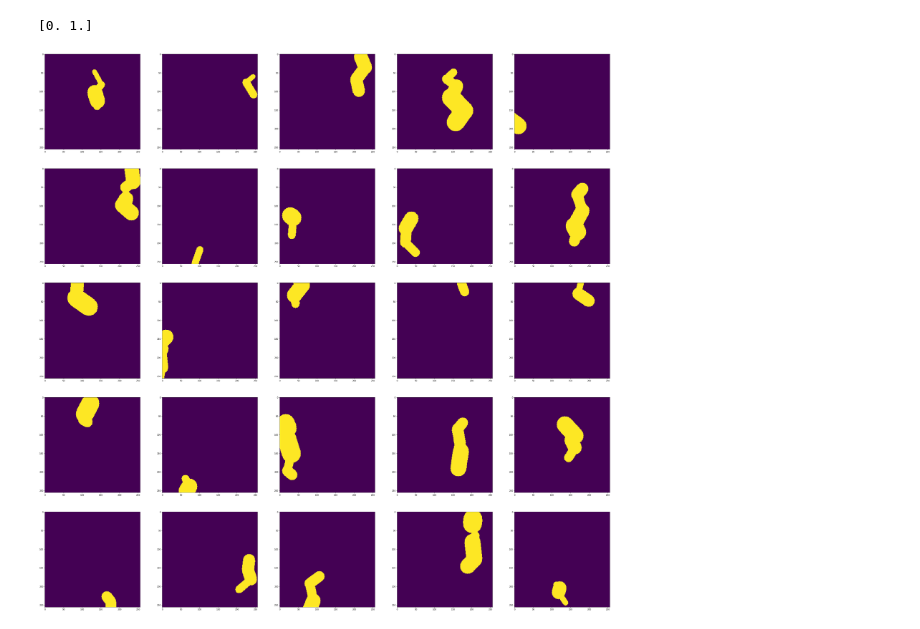
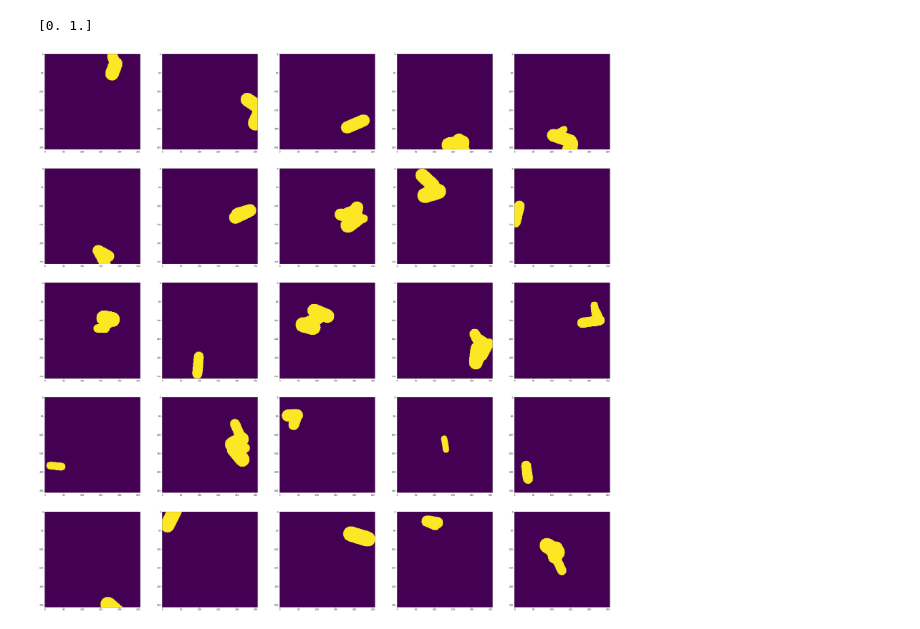
Before and after one commit to selflein/DeepFill-v2, a Jupyter notebook: notebooks/mask_visualization.ipynb, the cells around one changed output. Saved outputs shown, nothing was run; the diff lists cells and outputs as text; code cells hidden in the pictures.

```diff
--- a/notebooks/mask_visualization.ipynb
+++ b/notebooks/mask_visualization.ipynb
@@ -9,13 +11,13 @@ from iminpaint.data.dataloader.data_utils import generate_mask
 import numpy as np
 # %%
 rows, cols = 5, 5
-masks = [generate_mask((2, 5), (10, 50), (10, 50), (0, 1)).numpy() for _ in range(rows * cols)]
+masks = [generate_mask((1, 5), (20, 50), (10, 40), (-0, np.pi)).numpy() for _ in range(rows * cols)]
 
 fig, ax = plt.subplots(rows, cols, figsize=(cols * 10, rows * 10))
 for i in range(rows):
     for j in range(cols):
         ax[i][j].imshow(masks[i * rows + j])
-print(np.unique(mask))
+print(np.unique(masks[0]))
 # %% [output]
 [0. 1.]
-[figure, old version]
+[figure, new version]
```
Also changed, not shown: parts of 2 cells of this notebook, 2 other files.
